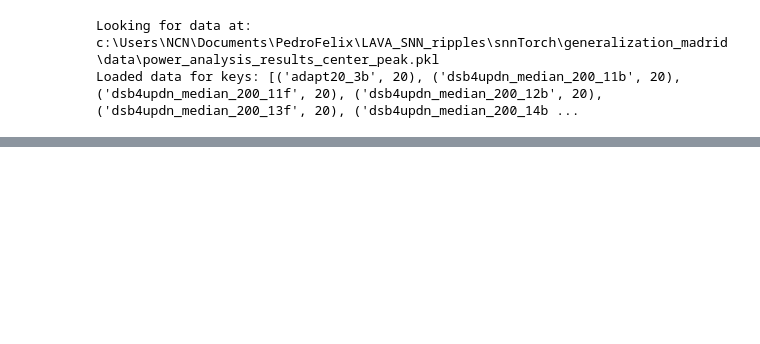
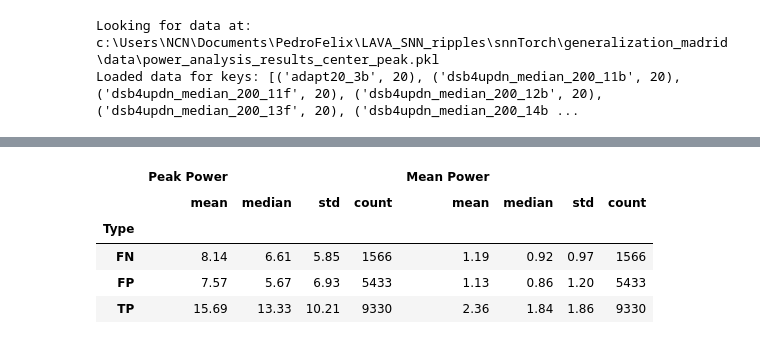
Before and after one commit to pedrofurrix/LAVA_SNN_ripples, a Jupyter notebook: snnTorch/generalization_madrid/power_analysis.ipynb, the cells around one changed output, grey strips where cells are left out. Drawn from its saved outputs; the diff is of its cells as text; code cells hidden in the pictures; blank space fills up the shorter version.

```diff
--- a/snnTorch/generalization_madrid/power_analysis.ipynb
+++ b/snnTorch/generalization_madrid/power_analysis.ipynb
@@ -127,3 +130,18 @@ Created DataFrame with 16329 records
+# %%
+stats_df=df.copy()
+measures=['Peak Power', 'Mean Power']
+
+# Create a summary table with mean, std, and count for each measure
+summary_table = stats_df.groupby("Type")[measures].agg(['mean', 'median','std', 'count']).round(2)
+
+display(summary_table)
+# %% [output]
+|  | Peak Power |  |  |  | Mean Power |  |  |  |
+|  | mean | median | std | count | mean | median | std | count |
+| Type |  |  |  |  |  |  |  |  |
+| FN | 8.14 | 6.61 | 5.85 | 1566 | 1.19 | 0.92 | 0.97 | 1566 |
+| FP | 7.57 | 5.67 | 6.93 | 5433 | 1.13 | 0.86 | 1.20 | 5433 |
+| TP | 15.69 | 13.33 | 10.21 | 9330 | 2.36 | 1.84 | 1.86 | 9330 |
 # %%
 from scipy.stats import mannwhitneyu
 
```
Also changed, not shown: parts of 5 cells of this notebook, 5 other files.
